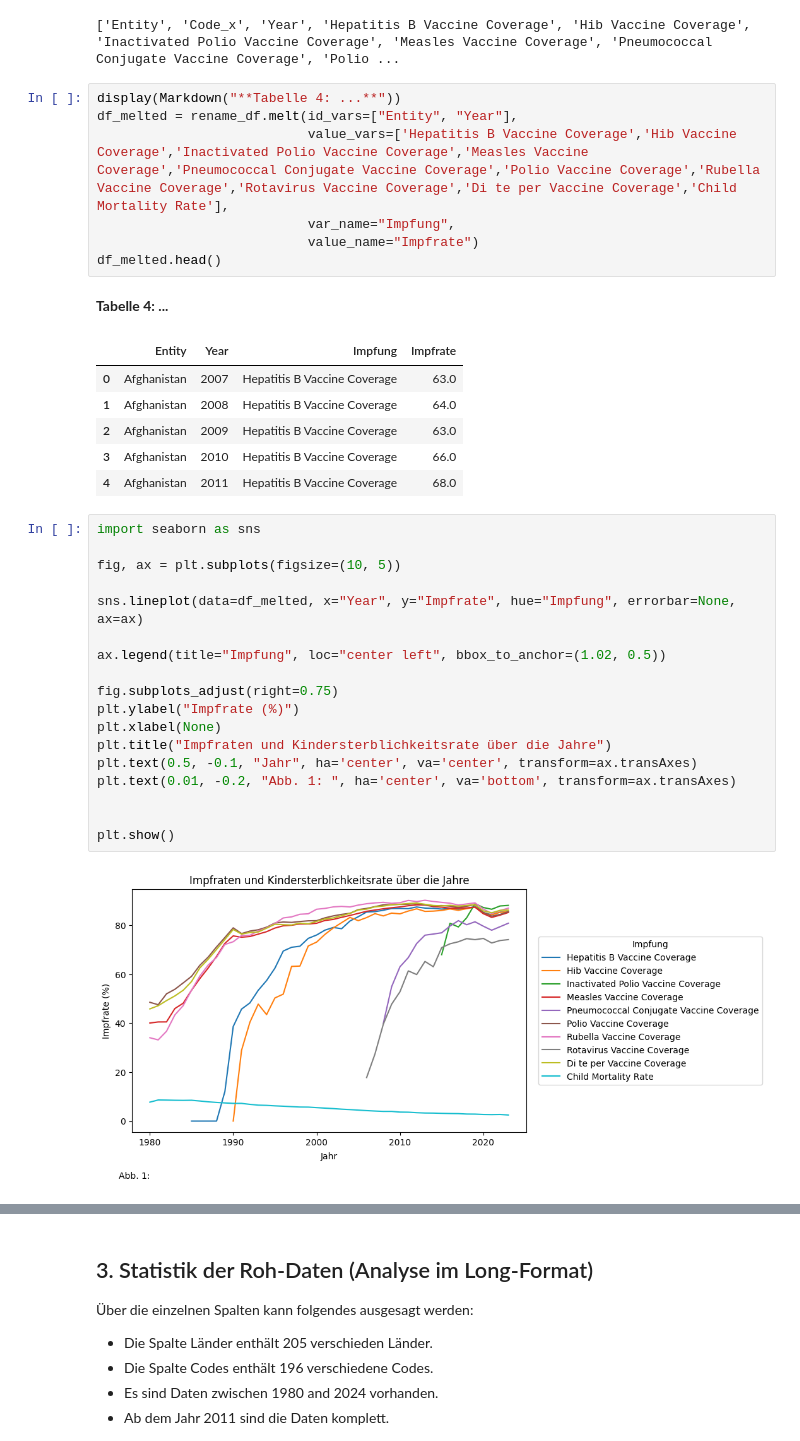
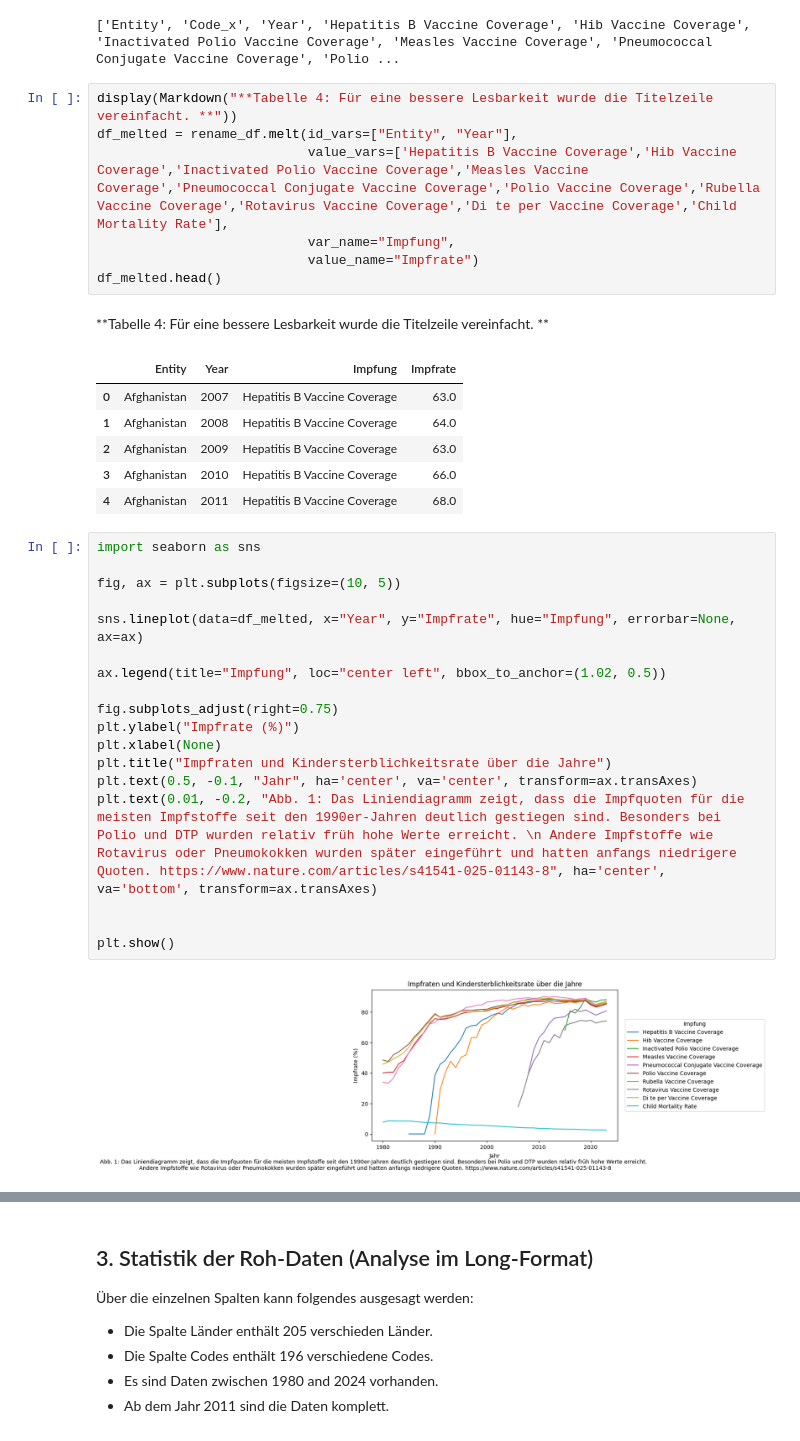
Before and after one commit to gandlea/LN-2-HS2025, a Jupyter notebook: Leistungsnachweis.ipynb, the cells around one changed output, grey strips where cells are left out. Saved outputs shown, nothing was run; the diff lists cells and outputs as text.

```diff
--- a/Leistungsnachweis.ipynb
+++ b/Leistungsnachweis.ipynb
@@ -89,14 +100,14 @@ print(rename_df.columns.tolist())
 # %% [output]
 ['Entity', 'Code_x', 'Year', 'Hepatitis B Vaccine Coverage', 'Hib Vaccine Coverage', 'Inactivated Polio Vaccine Coverage', 'Measles Vaccine Coverage', 'Pneumococcal Conjugate Vaccine Coverage', 'Polio ...
 # %%
-display(Markdown("**Tabelle 4: ...**"))
+display(Markdown("**Tabelle 4: Für eine bessere Lesbarkeit wurde die Titelzeile vereinfacht. **"))
 df_melted = rename_df.melt(id_vars=["Entity", "Year"],
                            value_vars=['Hepatitis B Vaccine Coverage','Hib Vaccine Coverage','Inactivated Polio Vaccine Coverage','Measles Vaccine Coverage','Pneumococcal Conjugate Vaccine Coverage','Polio Vaccine Coverage','Rubella Vaccine Coverage','Rotavirus Vaccine Coverage','Di te per Vaccine Coverage','Child Mortality Rate'],
                            var_name="Impfung",
                            value_name="Impfrate")
 df_melted.head()
 # %% [output]
-**Tabelle 4: ...**
+**Tabelle 4: Für eine bessere Lesbarkeit wurde die Titelzeile vereinfacht. **
 |  | Entity | Year | Impfung | Impfrate |
 | 0 | Afghanistan | 2007 | Hepatitis B Vaccine Coverage | 63.0 |
 | 1 | Afghanistan | 2008 | Hepatitis B Vaccine Coverage | 64.0 |
@@ -106,20 +117,20 @@ df_melted.head()
 # %%
 import seaborn as sns
 
 fig, ax = plt.subplots(figsize=(10, 5))
 
 sns.lineplot(data=df_melted, x="Year", y="Impfrate", hue="Impfung", errorbar=None, ax=ax)
 
 ax.legend(title="Impfung", loc="center left", bbox_to_anchor=(1.02, 0.5))
 
 fig.subplots_adjust(right=0.75)
 plt.ylabel("Impfrate (%)")
 plt.xlabel(None)
 plt.title("Impfraten und Kindersterblichkeitsrate über die Jahre")
 plt.text(0.5, -0.1, "Jahr", ha='center', va='center', transform=ax.transAxes)
-plt.text(0.01, -0.2, "Abb. 1: ", ha='center', va='bottom', transform=ax.transAxes)
+plt.text(0.01, -0.2, "Abb. 1: Das Liniendiagramm zeigt, dass die Impfquoten für die meisten Impfstoffe seit den 1990er-Jahren deutlich gestiegen sind. Besonders bei Polio und DTP wurden relativ früh hohe Werte erreicht. \n Andere Impfstoffe wie Rotavirus oder Pneumokokken wurden später eingeführt und hatten anfangs niedrigere Quoten. https://www.nature.com/articles/s41541-025-01143-8", ha='center', va='bottom', transform=ax.transAxes)
 
 
 plt.show()
 # %% [output]
-[figure, old version]
+[figure, new version]
```
Also changed, not shown: parts of 20 cells of this notebook, 1 other file.
